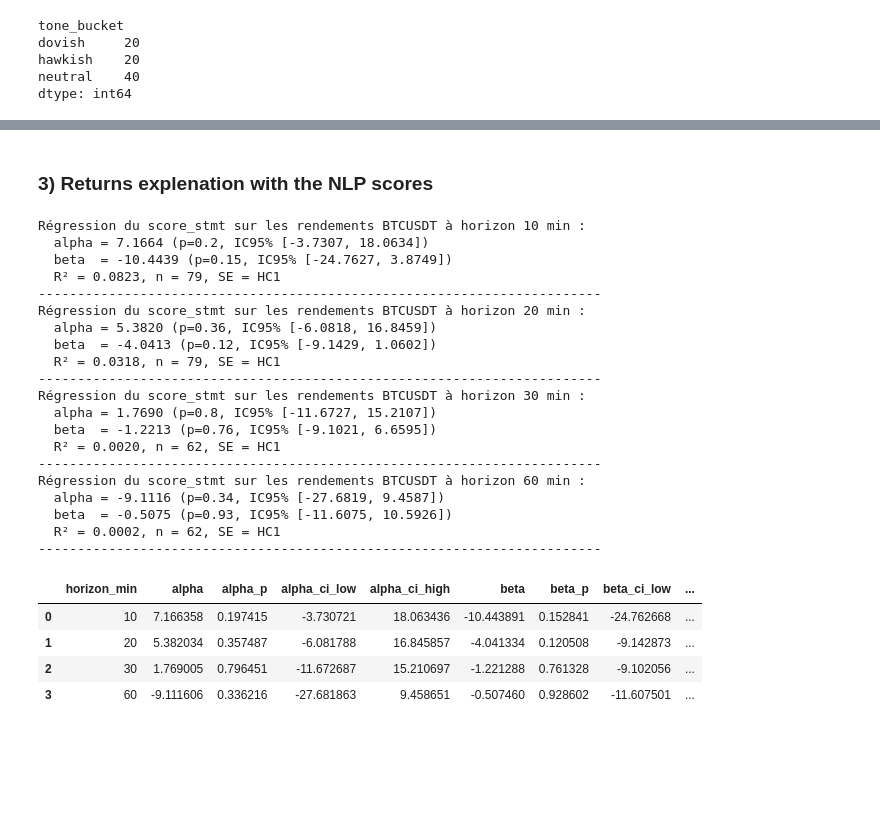
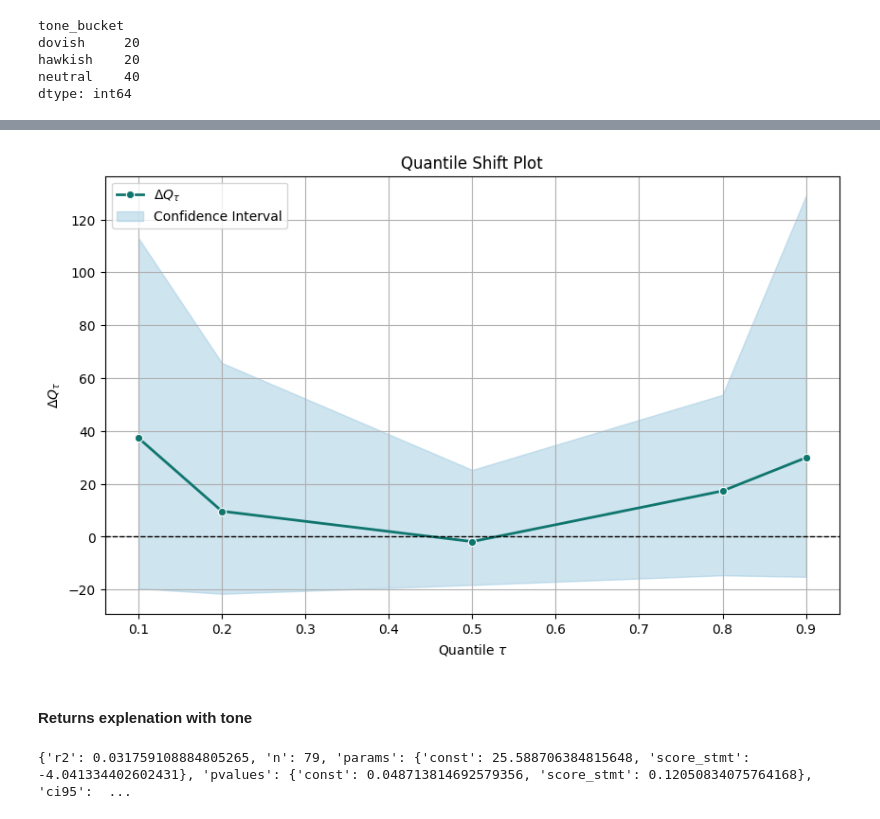
Before and after one commit to thibault-charbonnier/fomc-nlp-intraday-crypto, a Jupyter notebook: demo.ipynb, the cells around one changed output, grey strips where cells are left out. Cells and saved outputs as stored; diff of their text form; code cells hidden in the pictures; blank space fills up the shorter version.

```diff
--- a/demo.ipynb
+++ b/demo.ipynb
@@ -441,41 +344,22 @@ IC95%: [0.4377, 4.2699]
+# %%
+q_shift_plot(
+    q_levels=res_quantile_shift["q_level"],
+    q_diff=res_quantile_shift["q_diff"],
+    q_diff_ci={
+        "lower": res_quantile_shift["ci_lower"],
+        "upper": res_quantile_shift["ci_upper"]
+    }
+)
+# %% [output]
+[figure, added]
 # %% [markdown]
-### 3) Returns explenation with the NLP scores
+#### Returns explenation with tone
 # %%
-from src.quant_analysis.analysis import run_regressions
-
-summary = run_regressions(
-    df,
-    horizons_min=[10, 20, 30, 60],
-    asset_prefix="BTCUSDT",
-    score_col="score_stmt",
-    center_value=5.0,
-    scale=None,   # ou 5.0 pour normaliser sur ~[-1,1]
+res_regression = run_regression(
+    features=df[["score_stmt"]],
+    target=df["BTCUSDT_20m"],
 )
-summary
+print(res_regression)
 # %% [output]
-Régression du score_stmt sur les rendements BTCUSDT à horizon 10 min :
-  alpha = 7.1664 (p=0.2, IC95% [-3.7307, 18.0634])
-  beta  = -10.4439 (p=0.15, IC95% [-24.7627, 3.8749])
-  R² = 0.0823, n = 79, SE = HC1
-------------------------------------------------------------------------
-Régression du score_stmt sur les rendements BTCUSDT à horizon 20 min :
-  alpha = 5.3820 (p=0.36, IC95% [-6.0818, 16.8459])
-  beta  = -4.0413 (p=0.12, IC95% [-9.1429, 1.0602])
-  R² = 0.0318, n = 79, SE = HC1
-------------------------------------------------------------------------
-Régression du score_stmt sur les rendements BTCUSDT à horizon 30 min :
-  alpha = 1.7690 (p=0.8, IC95% [-11.6727, 15.2107])
-  beta  = -1.2213 (p=0.76, IC95% [-9.1021, 6.6595])
-  R² = 0.0020, n = 62, SE = HC1
-------------------------------------------------------------------------
-Régression du score_stmt sur les rendements BTCUSDT à horizon 60 min :
-  alpha = -9.1116 (p=0.34, IC95% [-27.6819, 9.4587])
-  beta  = -0.5075 (p=0.93, IC95% [-11.6075, 10.5926])
-  R² = 0.0002, n = 62, SE = HC1
-------------------------------------------------------------------------
+{'r2': 0.031759108884805265, 'n': 79, 'params': {'const': 25.588706384815648, 'score_stmt': -4.041334402602431}, 'pvalues': {'const': 0.048713814692579356, 'score_stmt': 0.12050834075764168}, 'ci95':  ...
-|  | horizon_min | alpha | alpha_p | alpha_ci_low | alpha_ci_high | beta | beta_p | beta_ci_low | ... |
-| 0 | 10 | 7.166358 | 0.197415 | -3.730721 | 18.063436 | -10.443891 | 0.152841 | -24.762668 | ... |
-| 1 | 20 | 5.382034 | 0.357487 | -6.081788 | 16.845857 | -4.041334 | 0.120508 | -9.142873 | ... |
-| 2 | 30 | 1.769005 | 0.796451 | -11.672687 | 15.210697 | -1.221288 | 0.761328 | -9.102056 | ... |
-| 3 | 60 | -9.111606 | 0.336216 | -27.681863 | 9.458651 | -0.507460 | 0.928602 | -11.607501 | ... |
 # %%
```
Also changed, not shown: parts of 41 cells of this notebook, 8 other files.
